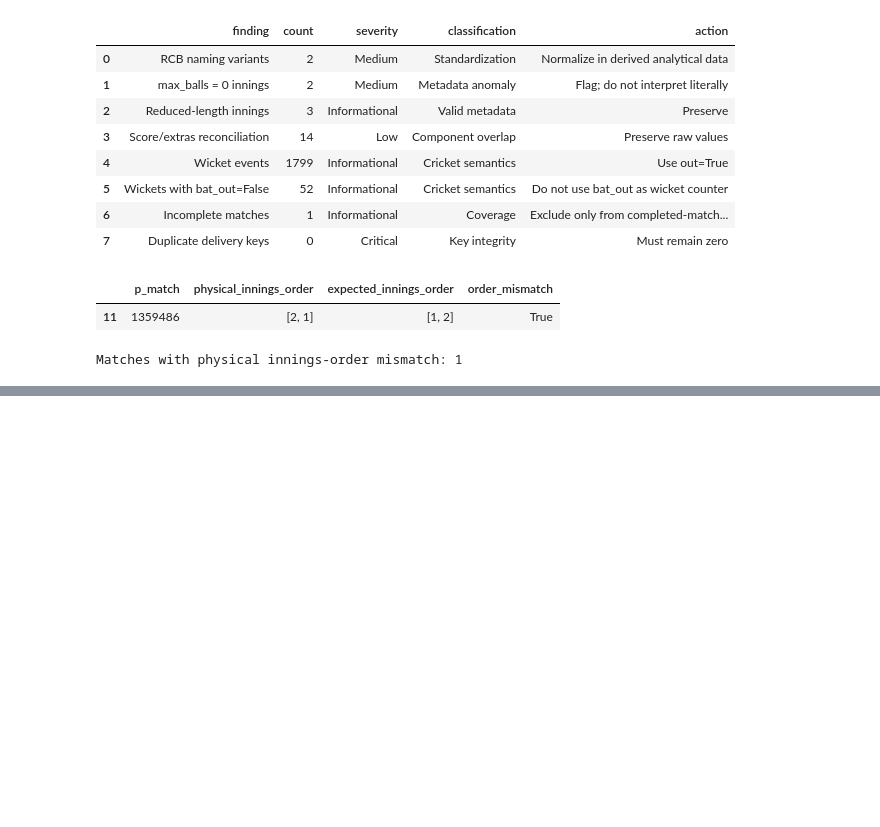
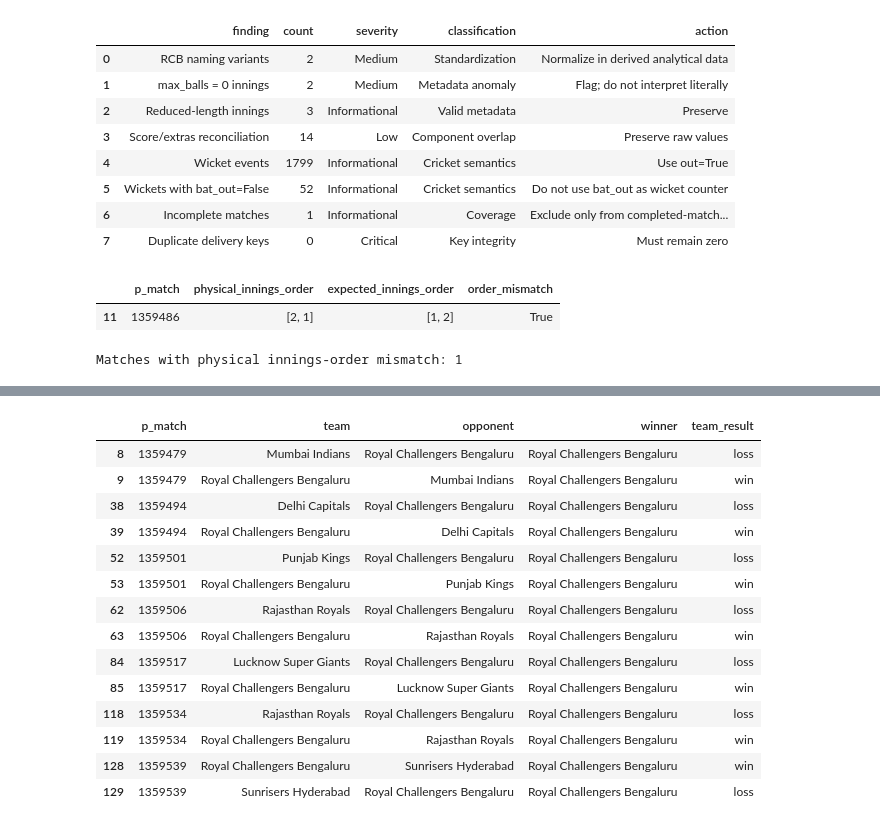
Before and after one commit to SohamBhow22/Hackathon_DPL2026, a Jupyter notebook: notebooks/01_data_audit.ipynb, the cells around one changed output, grey strips where cells are left out. Drawn from its saved outputs; the diff is of its cells as text; code cells hidden in the pictures; blank space fills up the shorter version.

```diff
--- a/notebooks/01_data_audit.ipynb
+++ b/notebooks/01_data_audit.ipynb
@@ -1419,0 +1969,21 @@ Matches with physical innings-order mismatch: 1
+# %%
+import importlib
+import src.features.match_level as match_level
+
+importlib.reload(match_level)
+
+df = load_raw_data()
+df_features = add_metric_features(df)
+
+match_summary = match_level.build_match_summary(df_features)
+
+team_match = match_level.build_team_match(
+    df_features,
+    match_summary=match_summary,
+)
+
+print("Match summary shape:", match_summary.shape)
+print("Team-match shape:", team_match.shape)
+
+print("\nTeam outcome counts:")
+print(team_match["team_result"].value_counts())
@@ -1419,0 +2000,39 @@ Matches with physical innings-order mismatch: 1
+# %%
+affected_match_ids = [
+    1359479,
+    1359494,
+    1359501,
+    1359506,
+    1359517,
+    1359534,
+    1359539,
+]
+
+display(
+    team_match.loc[
+        team_match["p_match"].isin(affected_match_ids),
+        [
+            "p_match",
+            "team",
+            "opponent",
+            "winner",
+            "team_result",
+        ],
+    ].sort_values(["p_match", "team"])
+)
+# %% [output]
+|  | p_match | team | opponent | winner | team_result |
+| 8 | 1359479 | Mumbai Indians | Royal Challengers Bengaluru | Royal Challengers Bengaluru | loss |
+| 9 | 1359479 | Royal Challengers Bengaluru | Mumbai Indians | Royal Challengers Bengaluru | win |
+| 38 | 1359494 | Delhi Capitals | Royal Challengers Bengaluru | Royal Challengers Bengaluru | loss |
+| 39 | 1359494 | Royal Challengers Bengaluru | Delhi Capitals | Royal Challengers Bengaluru | win |
+| 52 | 1359501 | Punjab Kings | Royal Challengers Bengaluru | Royal Challengers Bengaluru | loss |
+| 53 | 1359501 | Royal Challengers Bengaluru | Punjab Kings | Royal Challengers Bengaluru | win |
+| 62 | 1359506 | Rajasthan Royals | Royal Challengers Bengaluru | Royal Challengers Bengaluru | loss |
+| 63 | 1359506 | Royal Challengers Bengaluru | Rajasthan Royals | Royal Challengers Bengaluru | win |
+| 84 | 1359517 | Lucknow Super Giants | Royal Challengers Bengaluru | Royal Challengers Bengaluru | loss |
+| 85 | 1359517 | Royal Challengers Bengaluru | Lucknow Super Giants | Royal Challengers Bengaluru | win |
+| 118 | 1359534 | Rajasthan Royals | Royal Challengers Bengaluru | Royal Challengers Bengaluru | loss |
+| 119 | 1359534 | Royal Challengers Bengaluru | Rajasthan Royals | Royal Challengers Bengaluru | win |
+| 128 | 1359539 | Royal Challengers Bengaluru | Sunrisers Hyderabad | Royal Challengers Bengaluru | win |
+| 129 | 1359539 | Sunrisers Hyderabad | Royal Challengers Bengaluru | Royal Challengers Bengaluru | loss |
```
Also changed, not shown: parts of 53 cells of this notebook, 10 other files.
